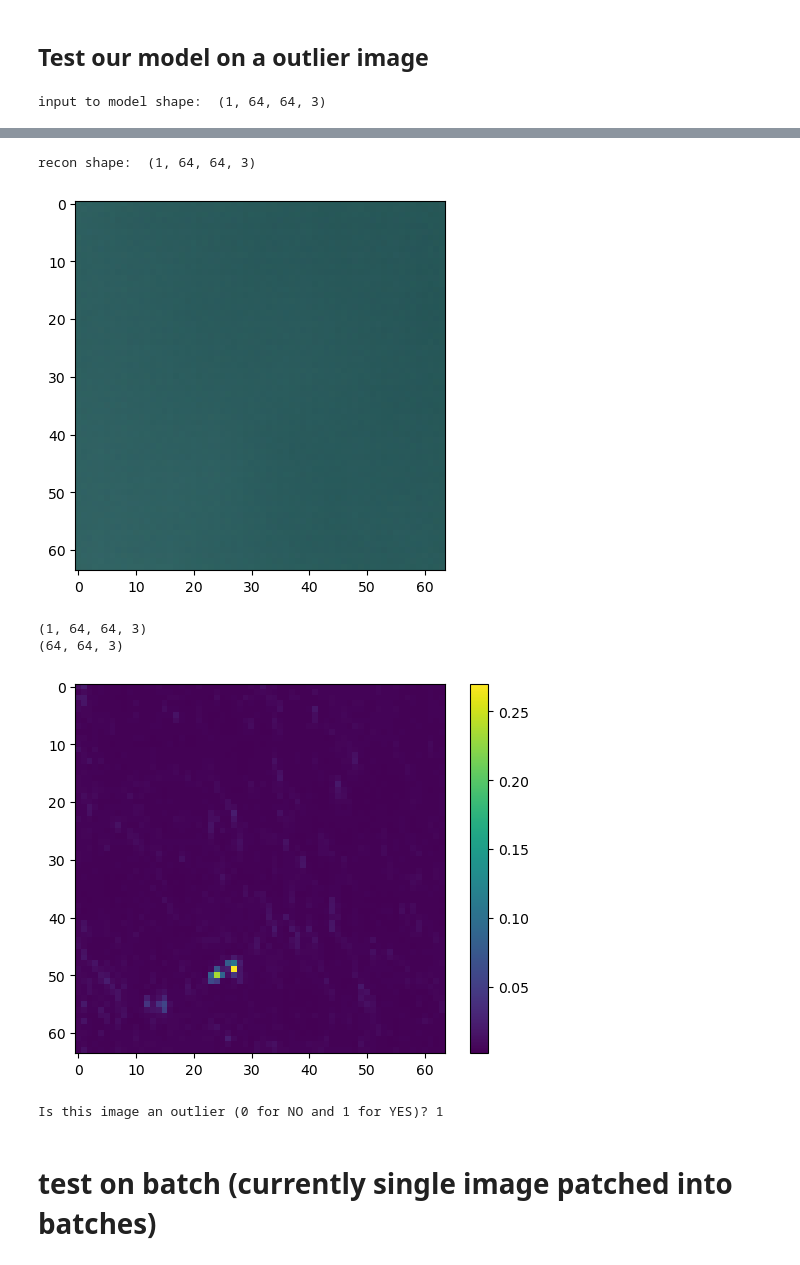
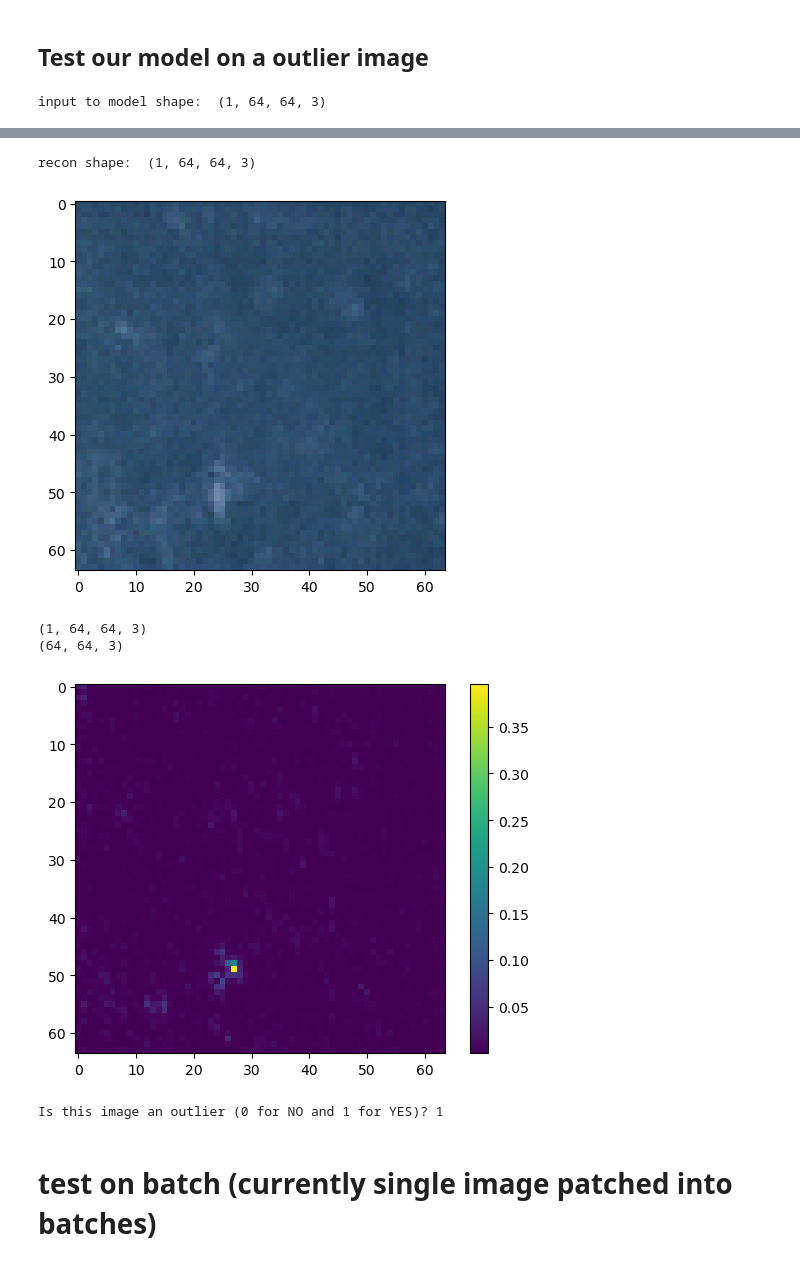
Before and after one commit to ahmadSum1/NTNU_mscThesis, a Jupyter notebook: 264_alibinet_outlier_detection_skb_smallNet.ipynb, the cells around one changed output, grey strips where cells are left out. Saved outputs shown, nothing was run; the diff lists cells and outputs as text; code cells hidden in the pictures.

Commit message:
toy 100 epoch
too good recon, guessing out liers

```diff
--- a/264_alibinet_outlier_detection_skb_smallNet.ipynb
+++ b/264_alibinet_outlier_detection_skb_smallNet.ipynb
@@ -394,7 +394,7 @@ history = od.fit(train,
                     loss_fn=elbo,
                     cov_elbo=dict(sim=.05),
                     optimizer = adam,
-                    epochs=10,
+                    epochs=80,
                     batch_size=batchsize,
                     verbose=True)
 
@@ -460,36 +466,36 @@ print("recon shape: ", test_bad_image_recon.shape)
 test_bad_image_recon = test_bad_image_recon.numpy()
 plt.imshow(test_bad_image_recon[0])
 plt.show()
 
 Y = od.predict(test_bad_image) #Returns a dictionary of data and metadata
 
 #Data dictionary contains the instance_score, feature_score, and whether it is an outlier or not.
 #Let u look at the values under the 'data' key in our output dictionary
 # bad_image_instance_score = test_bad_image_predict['data']['instance_score'][0]
 # print("The instance score is:", bad_image_instance_score)
 
 Y_masks = Y['data']['feature_score']
 mask0 = Y_masks[0]
 
 print(Y_masks.shape)
 print(mask0.shape)
 
-plt.imshow(mask0.sum(axis=2)/3)
+plt.imshow(mask0.max(axis=2))
 plt.colorbar()
 plt.show()
 print("Is this image an outlier (0 for NO and 1 for YES)?", Y['data']['is_outlier'][0])
 
 #You can also manually define the threshold based on your specific use case.
 # od.threshold = 0.002
 # print("Current threshld value is: ", od.threshold)
 # %% [output]
 input to model shape:  (1, 64, 64, 3)
 [figure]
 recon shape:  (1, 64, 64, 3)
-[figure, old version]
+[figure, new version]
 (1, 64, 64, 3)
 (64, 64, 3)
-[figure, old version]
+[figure, new version]
 Is this image an outlier (0 for NO and 1 for YES)? 1
 # %% [markdown]
 # test on batch (currently single image patched into batches)
```
Also changed, not shown: parts of 3 cells of this notebook, 1 other file.
